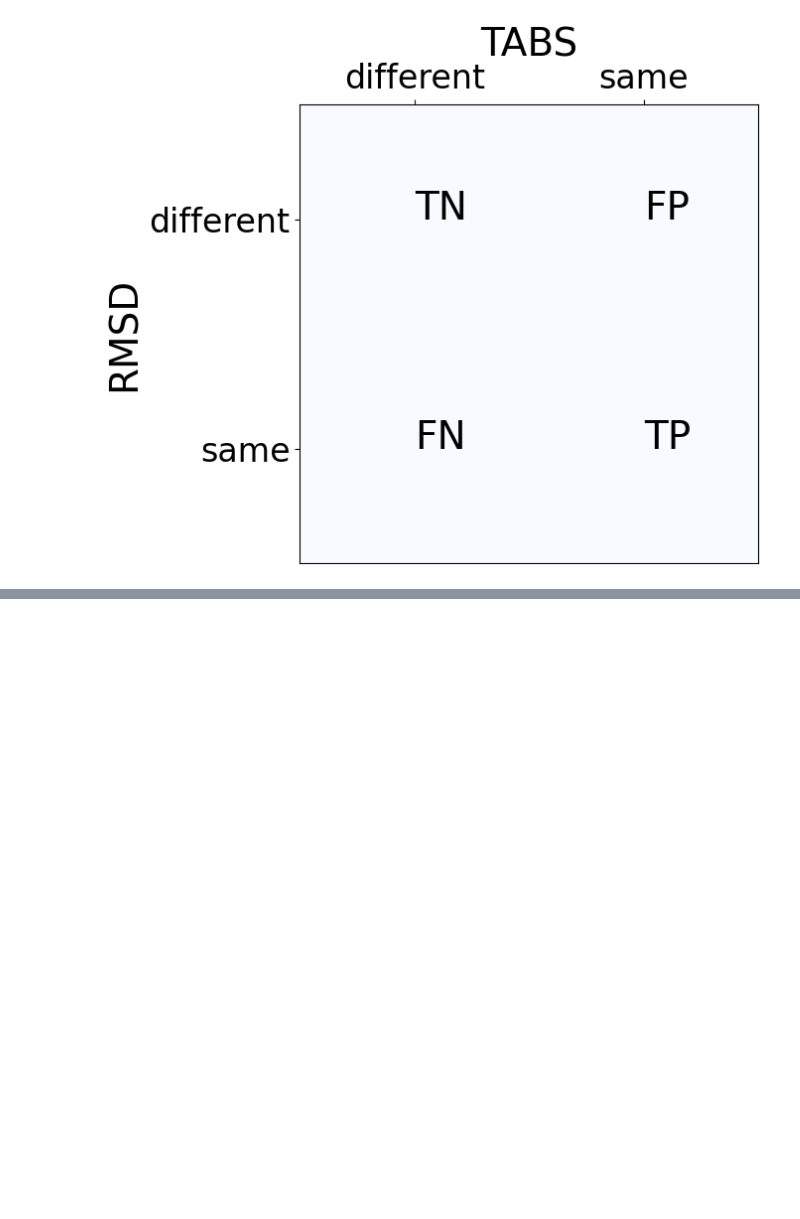
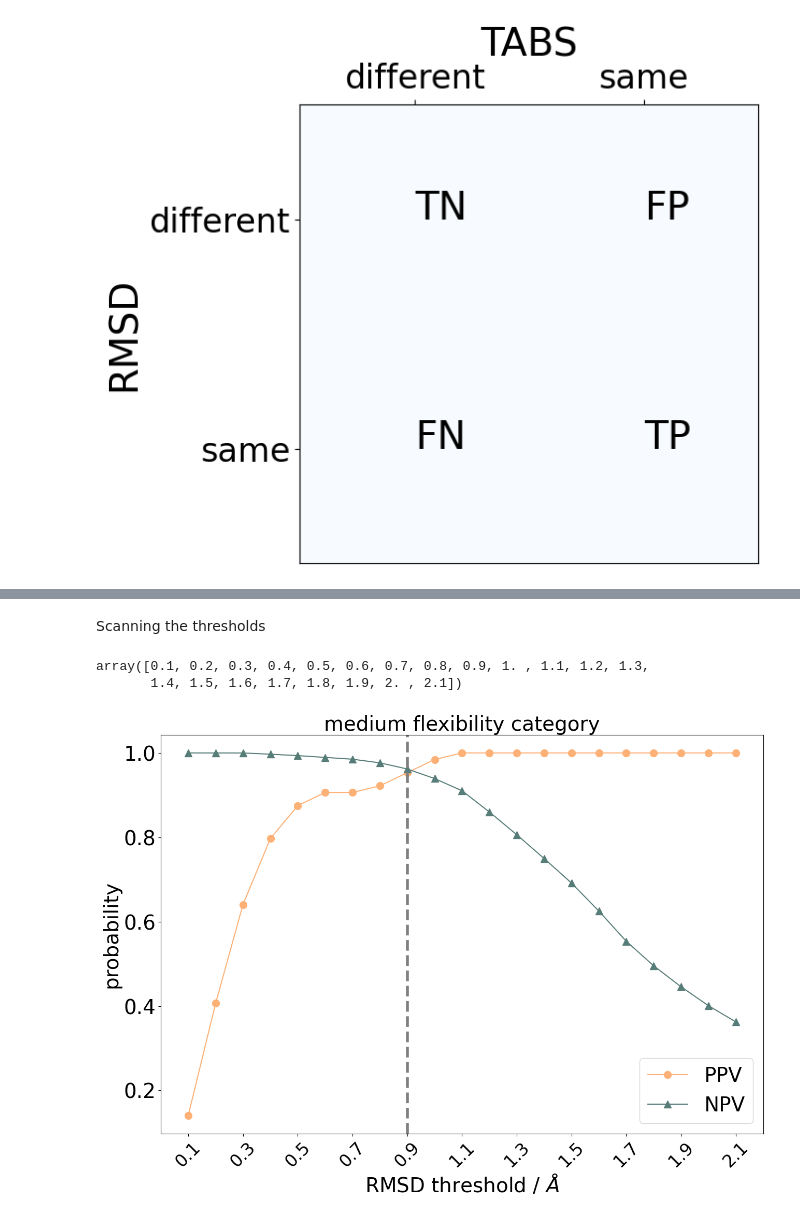
Before and after one commit to rinikerlab/TorsionAngularBinStrings, a Jupyter notebook: Analysis/TabsRmsdAnalysis.ipynb, the cells around one changed output, grey strips where cells are left out. Saved outputs shown, nothing was run; the diff lists cells and outputs as text; code cells hidden in the pictures; blank space fills up the shorter version.

Commit message:
clean up in Analysis/TabsRmsdAnalysis.ipynb

```diff
--- a/Analysis/TabsRmsdAnalysis.ipynb
+++ b/Analysis/TabsRmsdAnalysis.ipynb
@@ -47,0 +10,7 @@ PlotPpvNpv(summedMediumCms,npvMedium, ppvMedium, "medium");
+# %%
+data = pd.read_csv("../Data/TABS/Output/1ae03752-506f-432c-9508-f69cc98c58d4_prevMetrics.txt")
+data.head()
+data2 = pd.read_csv("../Data/TABS/Output/947e5e0c-f189-43c4-861e-55a7a194dcc2_prevMetrics.txt")
+# Combine the two datasets
+data = pd.concat([data, data2], ignore_index=True)
+data
@@ -47,0 +31,18 @@ PlotPpvNpv(summedMediumCms,npvMedium, ppvMedium, "medium");
+# %% [markdown]
+Scanning the thresholds
+# %%
+cutoffsRmsd = np.arange(0.1,2.2,0.1)
+cutoffsRmsd
+# %% [output]
+array([0.1, 0.2, 0.3, 0.4, 0.5, 0.6, 0.7, 0.8, 0.9, 1. , 1.1, 1.2, 1.3,
+       1.4, 1.5, 1.6, 1.7, 1.8, 1.9, 2. , 2.1])
+# %%
+res = [GetMetrics(data['rmsd'], data['tabsAgreement'], comparisonid=3, comparisonMeasureCutoffTrue=c, comparisonMeasureCutoffPred=-1) for c in cutoffsRmsd]
+# %%
+cutoffs = np.round(cutoffsRmsd, 2)
+npvs = [r['npv'] for r in res]
+ppvs = [r['ppv'] for r in res]
+# %%
+fig = PlotPpvNpv(r"RMSD threshold / $\AA$",cutoffs, npvs, ppvs, "medium flexibility category",0.9);
+# %% [output]
+[figure, added]
```
Also changed, not shown: parts of 14 cells of this notebook.
